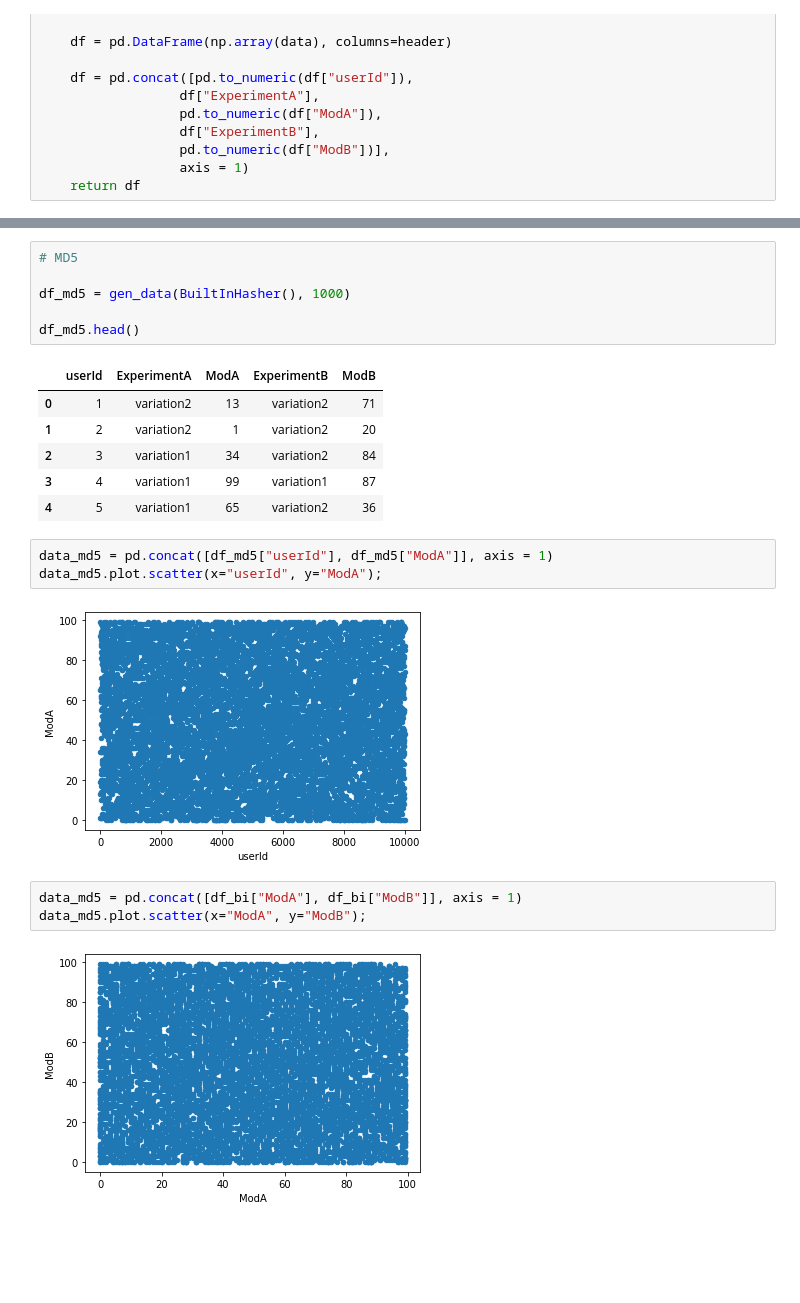
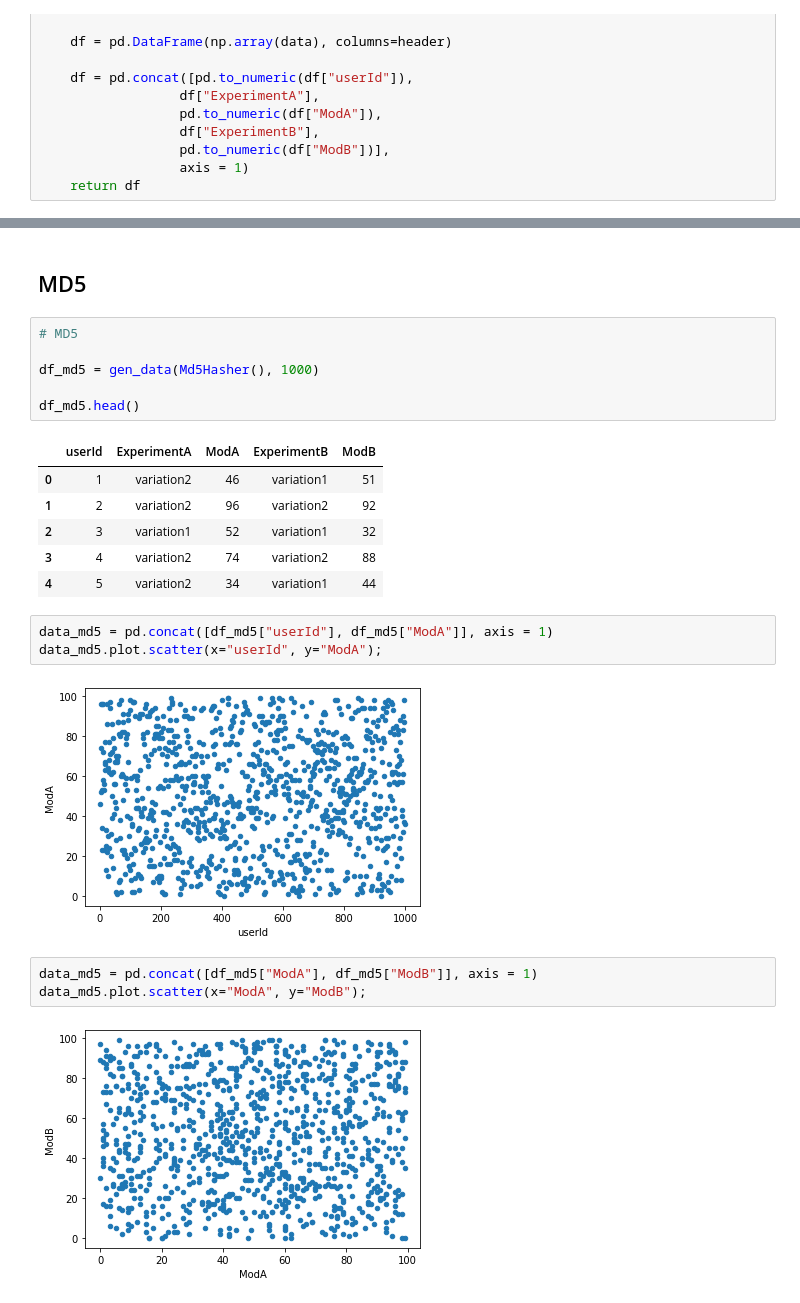
Before and after one commit to B3tty/Correlations, a Jupyter notebook: graphs.ipynb, the cells around one changed output, grey strips where cells are left out. Drawn from its saved outputs; the diff is of its cells as text; blank space fills up the shorter version.

```diff
--- a/graphs.ipynb
+++ b/graphs.ipynb
@@ -83,23 +85,25 @@ data_bi.plot.scatter(x="ModA", y="ModB");
+# %% [markdown]
+## MD5
 # %%
 # MD5
 
-df_md5 = gen_data(BuiltInHasher(), 1000)
+df_md5 = gen_data(Md5Hasher(), 1000)
 
 df_md5.head()
 # %% [output]
 |  | userId | ExperimentA | ModA | ExperimentB | ModB |
-| 0 | 1 | variation2 | 13 | variation2 | 71 |
-| 1 | 2 | variation2 | 1 | variation2 | 20 |
-| 2 | 3 | variation1 | 34 | variation2 | 84 |
-| 3 | 4 | variation1 | 99 | variation1 | 87 |
-| 4 | 5 | variation1 | 65 | variation2 | 36 |
+| 0 | 1 | variation2 | 46 | variation1 | 51 |
+| 1 | 2 | variation2 | 96 | variation2 | 92 |
+| 2 | 3 | variation1 | 52 | variation1 | 32 |
+| 3 | 4 | variation2 | 74 | variation2 | 88 |
+| 4 | 5 | variation2 | 34 | variation1 | 44 |
 # %%
 data_md5 = pd.concat([df_md5["userId"], df_md5["ModA"]], axis = 1)
 data_md5.plot.scatter(x="userId", y="ModA");
 # %% [output]
-[figure, old version]
+[figure, new version]
 # %%
-data_md5 = pd.concat([df_bi["ModA"], df_bi["ModB"]], axis = 1)
+data_md5 = pd.concat([df_md5["ModA"], df_md5["ModB"]], axis = 1)
 data_md5.plot.scatter(x="ModA", y="ModB");
 # %% [output]
-[figure, old version]
+[figure, new version]
```
Also changed, not shown: parts of 8 cells of this notebook.
